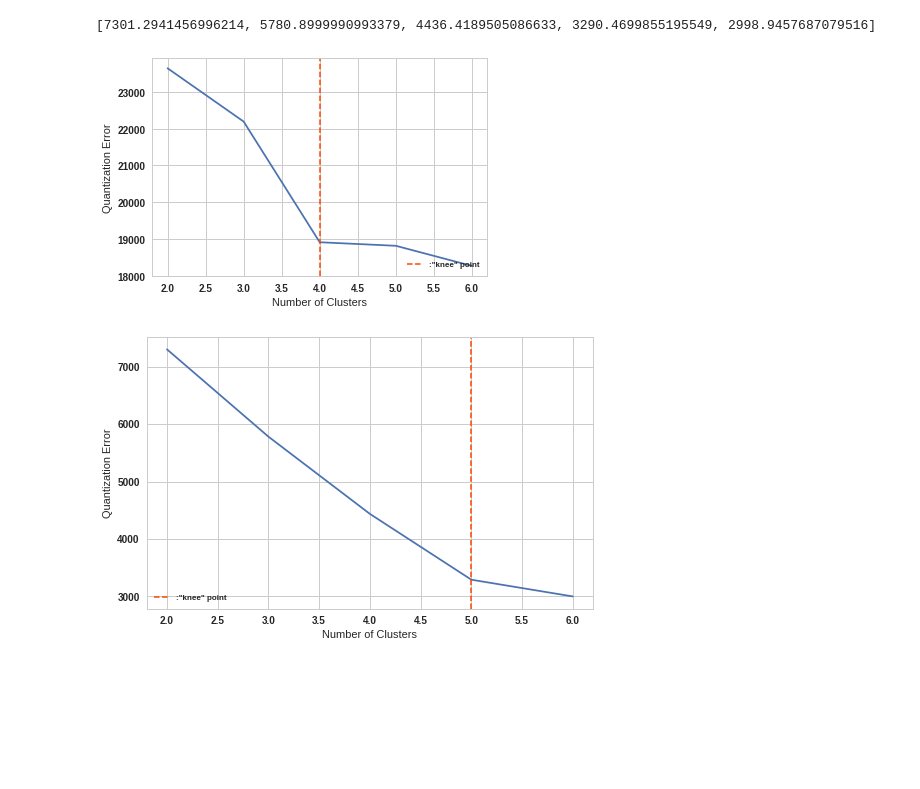
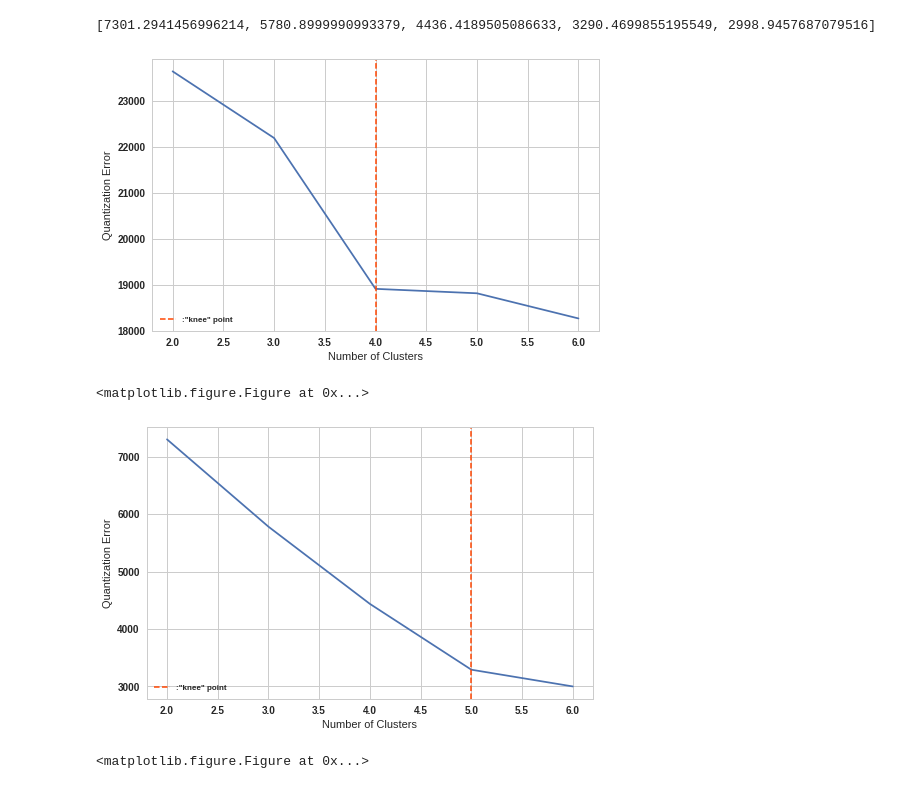
Before and after one commit to edwardfang/IDA_SUSTech_Assignment, a Jupyter notebook: Analysis.ipynb, the cells around one changed output. Cells and saved outputs as stored; diff of their text form; code cells hidden in the pictures; blank space fills up the shorter version.

Commit message:
change one legend position; write report

```diff
--- a/Analysis.ipynb
+++ b/Analysis.ipynb
@@ -704,20 +704,25 @@ print(quan_error2)
 [7301.2941456996214, 5780.8999990993379, 4436.4189505086633, 3290.4699855195549, 2998.9457687079516]
 # %%
 plt.plot(np.arange(5)+2, quan_error1)
-plt.xlabel("Number of Clusters")
+quanErrPlt1 = plt.xlabel("Number of Clusters")
 plt.ylabel("Quantization Error")
 plt.axvline(x = 4, linewidth=1.5, color = 'orangered',linestyle="--", label = ':"knee" point')
 plt.legend(loc = 'lower left',prop={'size':8})
+quanErrPlt1.figure.set_size_inches(8,5)
 plt.show()
+plt.savefig('images/cluster-err1.png', format='png', dpi=200)
 # %% [output]
-[figure, old version]
+[figure, new version]
+<matplotlib.figure.Figure at 0x...>
 # %%
 plt.plot(np.arange(5)+2, quan_error2)
-quanErrPlt = plt.xlabel("Number of Clusters")
+quanErrPlt2 = plt.xlabel("Number of Clusters")
 plt.ylabel("Quantization Error")
 plt.axvline(x = 5, linewidth=1.5, color = 'orangered',linestyle="--", label = ':"knee" point')
 plt.legend(loc = 'lower left',prop={'size':8})
-quanErrPlt.figure.set_size_inches(8,5)
+quanErrPlt2.figure.set_size_inches(8,5)
 plt.show()
+plt.savefig('images/cluster-err2.png', format='png', dpi=200)
 # %% [output]
 [figure]
+<matplotlib.figure.Figure at 0x...>
```
Also changed, not shown: parts of 1 cell of this notebook, 3 other files.
